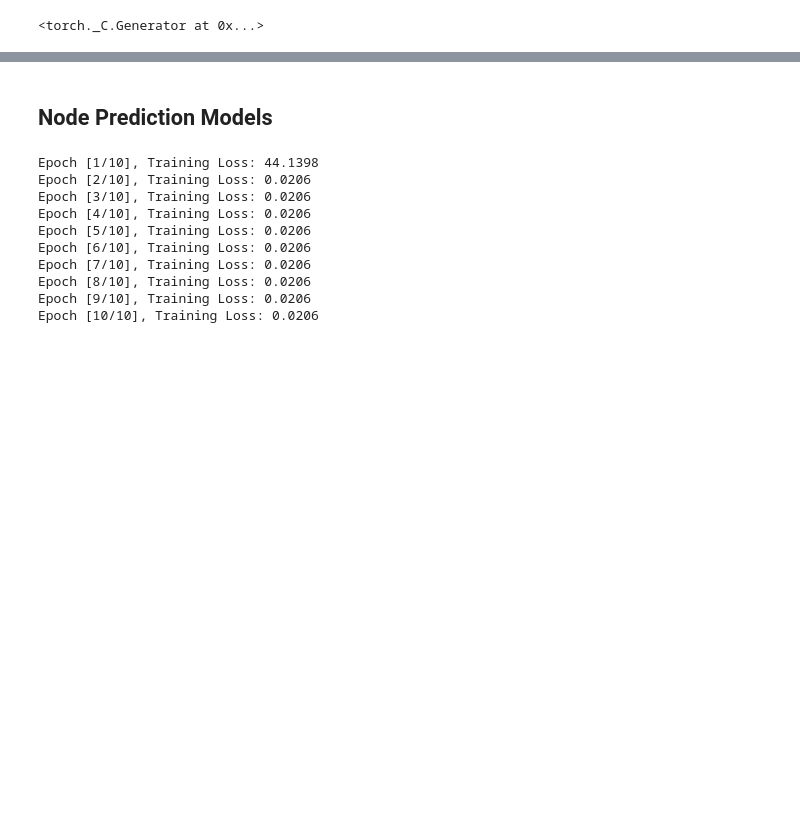
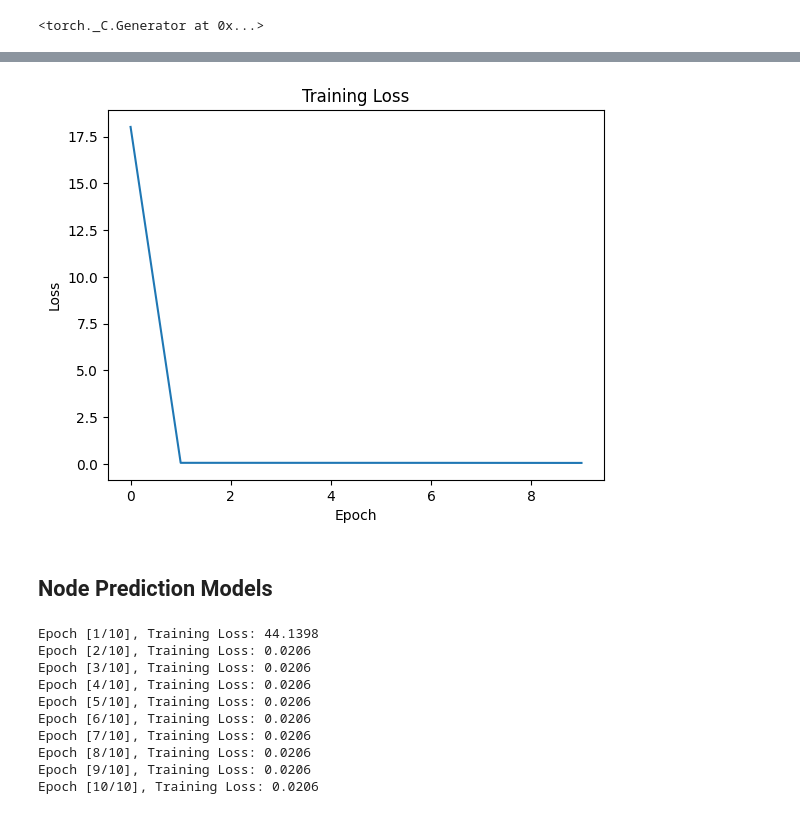
Before and after one commit to acostacos/gnn_flood_modeling, a Jupyter notebook: test.ipynb, the cells around one changed output, grey strips where cells are left out. Saved outputs shown, nothing was run; the diff lists cells and outputs as text; code cells hidden in the pictures; blank space fills up the shorter version.

Commit message:
Finish testing NodeEdgeGNN model

```diff
--- a/test.ipynb
+++ b/test.ipynb
@@ -21,7 +21,7 @@ with open('config.yaml') as f:
 # %%
 dataset, info = FloodingEventDataset(node_features=config['node_features'],
                     edge_features=config['edge_features'],
-                    debug=True,
+                    # debug=True,
                     **config['dataset_parameters']).load()
 # %% [output]
 Loading data from the following files:
@@ -62,0 +65,18 @@ lr_info = config['training_parameters']
+# %%
+def node_edge_loss_func(node_pred, node_label, edge_pred, edge_label):
+    loss_func = torch.nn.L1Loss()
+    node_loss = loss_func(node_pred, node_label)
+    edge_loss = loss_func(edge_pred, edge_label)
+    return node_loss + edge_loss
+# %%
+model_params = config['model_parameters']['NodeEdgeGNN']
+model = NodeEdgeGNN(**model_params, **base_model_params)
+
+num_epochs = 10
+optimizer = torch.optim.Adam(model.parameters(), lr=lr_info['learning_rate'], weight_decay=lr_info['weight_decay'])
+loss_func = node_edge_loss_func
+
+trainer = DualRegressionTrainer(train_dataset=train_dataset, val_dataset=test_dataset, model=model,
+                                loss_func=loss_func, optimizer=optimizer, num_epochs=num_epochs, device=device)
+trainer.train()
+trainer.validate()
@@ -62,0 +94,5 @@ lr_info = config['training_parameters']
+# %%
+stats = trainer.get_stats()
+stats.print_stats_summary()
+stats.plot_train_loss()
+# %% [output]
@@ -63,3 +106,4 @@ lr_info = config['training_parameters']
+[figure, added]
 # %% [markdown]
 ## Node Prediction Models
 # %%
```
Also changed, not shown: parts of 8 cells of this notebook, 4 other files.
